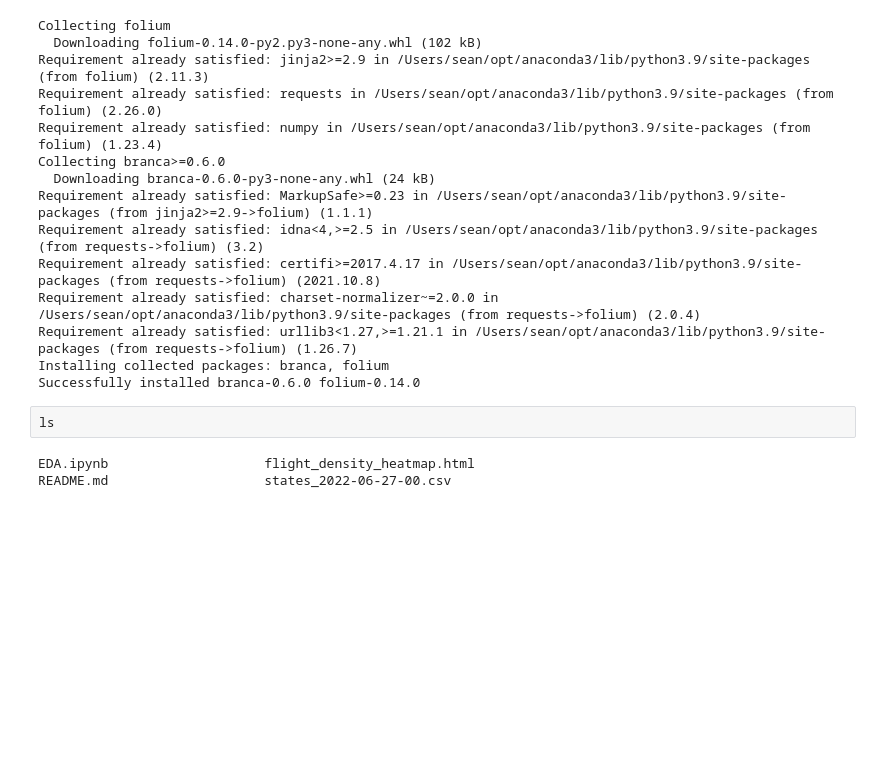
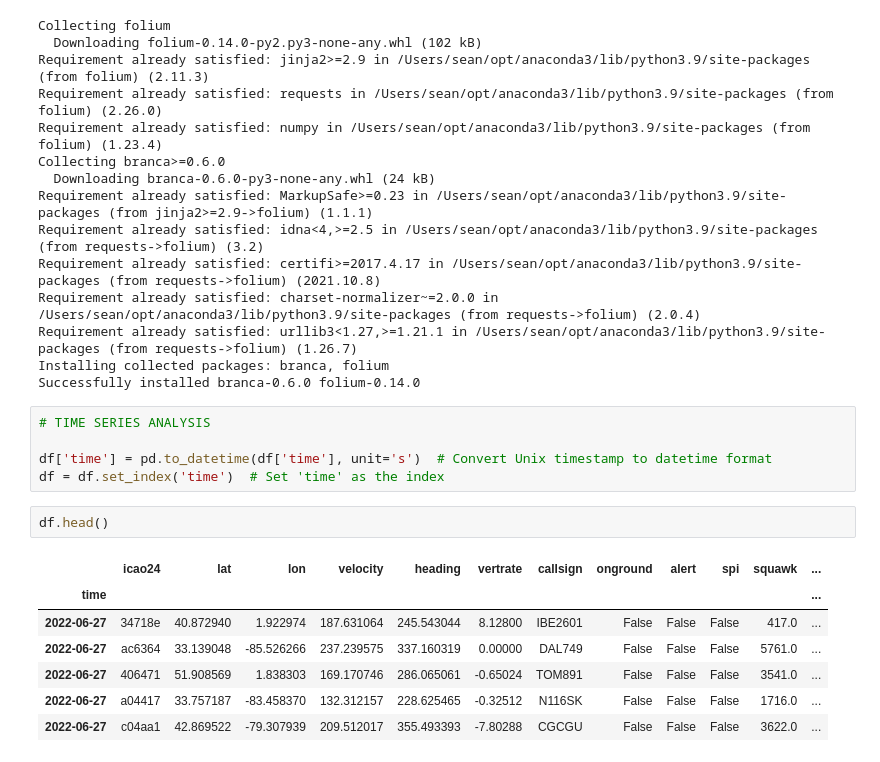
Before and after one commit to SeanSenev/Capstone, a Jupyter notebook: EDA.ipynb, the cells around one changed output. Saved outputs shown, nothing was run; the diff lists cells and outputs as text; blank space fills up the shorter version.

```diff
--- a/EDA.ipynb
+++ b/EDA.ipynb
@@ -206,7 +207,17 @@ Requirement already satisfied: urllib3<1.27,>=1.21.1 in /Users/sean/opt/anaconda
 Installing collected packages: branca, folium
 Successfully installed branca-0.6.0 folium-0.14.0
 # %%
-ls
+# TIME SERIES ANALYSIS
+
+df['time'] = pd.to_datetime(df['time'], unit='s')  # Convert Unix timestamp to datetime format
+df = df.set_index('time')  # Set 'time' as the index
-# %% [output]
-EDA.ipynb                    flight_density_heatmap.html
-README.md                    states_2022-06-27-00.csv
+# %%
+df.head()
+# %% [output]
+|  | icao24 | lat | lon | velocity | heading | vertrate | callsign | onground | alert | spi | squawk | ... |
+| time |  |  |  |  |  |  |  |  |  |  |  | ... |
+| 2022-06-27 | 34718e | 40.872940 | 1.922974 | 187.631064 | 245.543044 | 8.12800 | IBE2601 | False | False | False | 417.0 | ... |
+| 2022-06-27 | ac6364 | 33.139048 | -85.526266 | 237.239575 | 337.160319 | 0.00000 | DAL749 | False | False | False | 5761.0 | ... |
+| 2022-06-27 | 406471 | 51.908569 | 1.838303 | 169.170746 | 286.065061 | -0.65024 | TOM891 | False | False | False | 3541.0 | ... |
+| 2022-06-27 | a04417 | 33.757187 | -83.458370 | 132.312157 | 228.625465 | -0.32512 | N116SK | False | False | False | 1716.0 | ... |
+| 2022-06-27 | c04aa1 | 42.869522 | -79.307939 | 209.512017 | 355.493393 | -7.80288 | CGCGU | False | False | False | 3622.0 | ... |
```
Also changed, not shown: parts of 3 cells of this notebook.
